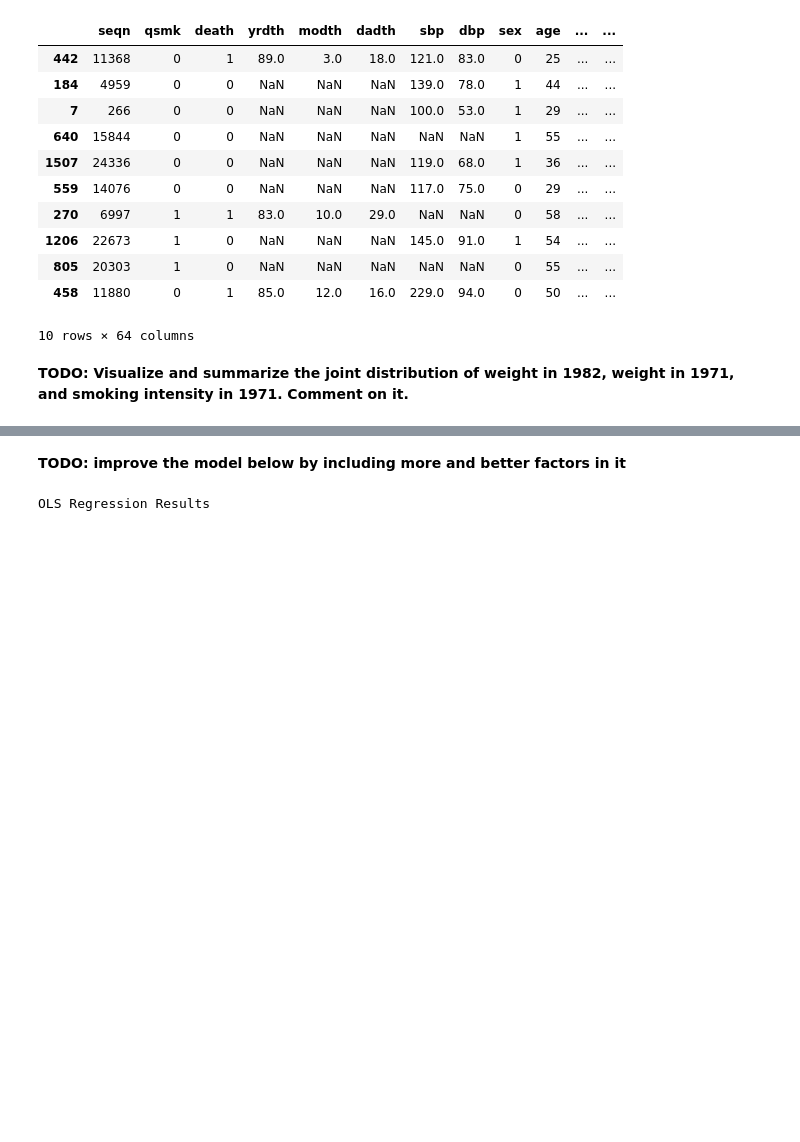
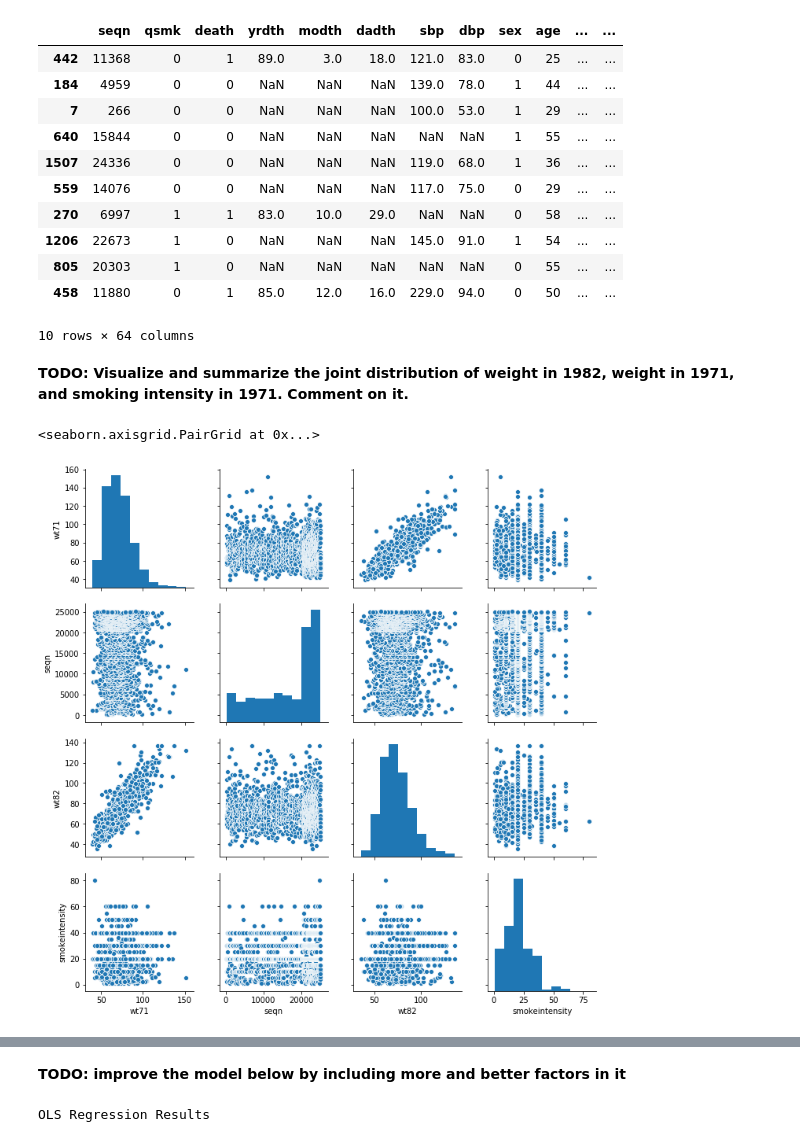
Before and after one commit to gald1017/Statistics-and-Probability-for-DS-, a Jupyter notebook: WEEK4/home_assignment_4.ipynb, the cells around one changed output, grey strips where cells are left out. Saved outputs shown, nothing was run; the diff lists cells and outputs as text; code cells hidden in the pictures; blank space fills up the shorter version.

```diff
--- a/WEEK4/home_assignment_4.ipynb
+++ b/WEEK4/home_assignment_4.ipynb
@@ -48,5 +48,11 @@ WARNING *** OLE2 inconsistency: SSCS size is 0 but SSAT size is non-zero
 non_missing = data[data.wt82.notnull()]
 # %% [markdown]
 <b>TODO: Visualize and summarize the joint distribution of weight in 1982, weight in 1971, and smoking intensity in 1971. Comment on it. </b>
+# %%
+#d = data[[data.wt71.notnull(), data.wt82.notnull(), data.smokeintensity.notnull()]]
+t = data[(data.wt71.notnull()) & (data.wt82.notnull()) & (data.smokeintensity.notnull()) ][['wt71',"seqn", "wt82", "smokeintensity"]]
 # %%
-sns.pairplot(non_missing)
+sns.pairplot(t)
+# %% [output]
+<seaborn.axisgrid.PairGrid at 0x...>
+[figure, added]
```
Also changed, not shown: parts of 5 cells of this notebook, 3 other files.
